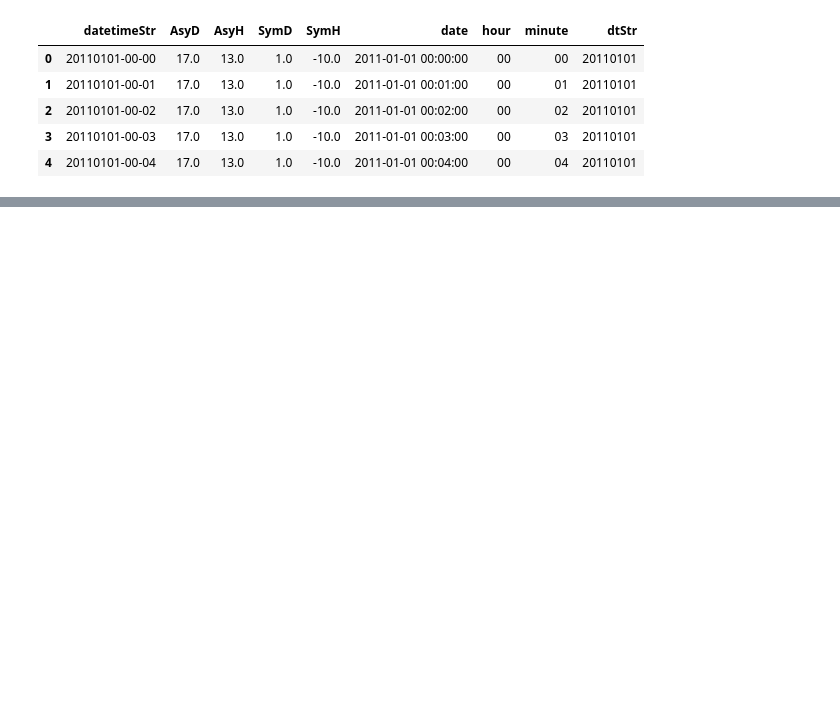
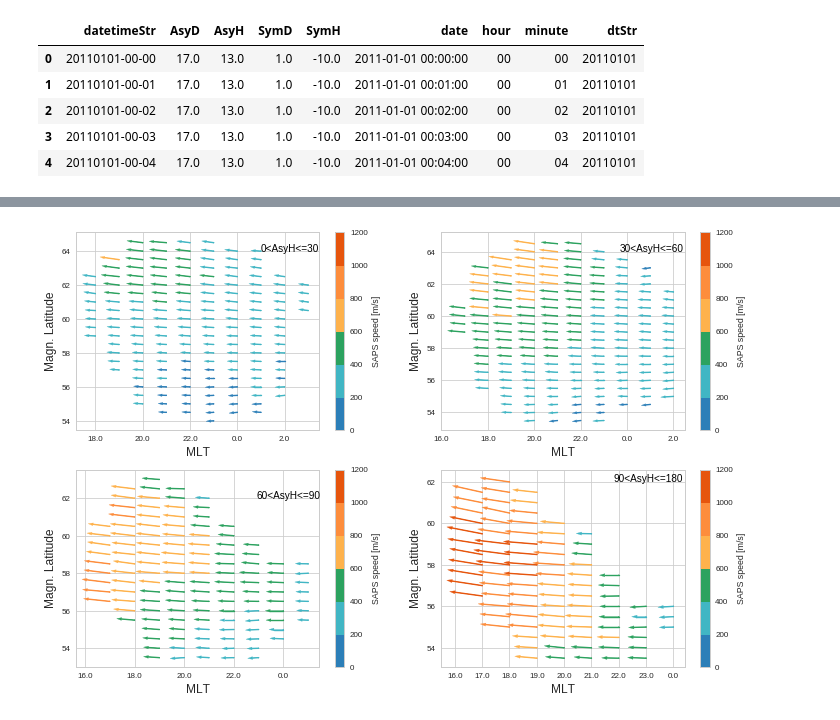
Before and after one commit to bharatreddy/indsvels, a Jupyter notebook: ipy/stats-gmag.ipynb, the cells around one changed output, grey strips where cells are left out. Saved outputs shown, nothing was run; the diff lists cells and outputs as text; code cells hidden in the pictures; blank space fills up the shorter version.

```diff
--- a/ipy/stats-gmag.ipynb
+++ b/ipy/stats-gmag.ipynb
@@ -430,7 +454,10 @@ velScaleMax = 1200.
 # Seaborn styling# OrRd
 sns.set_style("whitegrid")
 sns.set_context("paper")
-seaMap = ListedColormap(sns.color_palette("Paired"))
+
+colors = [ "#2c7fb8", "#41b6c4", "#2ca25f", "#feb24c", "#fd8d3c", "#e6550d" ]
+
+seaMap = ListedColormap(sns.color_palette(colors))
 
 fitResultsDF15075 = asyDF[ asyDF["AsyH_bin"] == '(90, 180]' ]
 
@@ -531,33 +558,35 @@ fitResultsDF2510.plot( kind='scatter',
               x='normMLT',
               y='MLAT',
               c='SAPS speed [m/s]',
               s=1., cmap=seaMap, vmin=velScaleMin, vmax=velScaleMax, ax=ax4)
 
 
 plotMLTends = fitResultsDF2510['endPtNormMLT'].tolist()
 plotMLATends = fitResultsDF2510['endPtMLAT'].tolist()
 plotMLTbegins = fitResultsDF2510['normMLT'].tolist()
 plotMLATbegins = fitResultsDF2510['MLAT'].tolist()
 plotVelMagns = fitResultsDF2510['SAPS speed [m/s]'].tolist()
 # Normalize velocities according to colorbar
 colNorm = Normalize( vmin=velScaleMin, vmax=velScaleMax )
 for currMLTend, currMLATend, currMLTbgn, currMLATbgn, currVel in\
         zip( plotMLTends, plotMLATends, plotMLTbegins, plotMLATbegins, plotVelMagns ) :
         # get a appropriate color for each bar
         currCol = seaMap( colNorm(currVel) )
         ax4.plot( [currMLTbgn, currMLTend], [ currMLATbgn, currMLATend ], color=currCol )
         ax4.arrow( currMLTbgn, currMLATbgn, currMLTend-currMLTbgn, currMLATend-currMLATbgn,\
                  head_width=0.15, head_length=0.2, fc=currCol, ec=currCol)
 
 
 ax4.set_xlabel("MLT", fontsize=12)
 ax4.xaxis.set_major_formatter(FuncFormatter(format_mlt_normMLT_ticks))
 # ax4.set_xlim(xlim)
 ax4.set_ylabel("Magn. Latitude", fontsize=12)
 # ax4.set_title( "AsyH between 0 & 30", fontsize=14 )
 ax4.text(1., 64., "0<AsyH<=30", fontsize=10, color='black')
 
 plt.savefig("../figs/asyhBinsVelVecs.pdf",bbox_inches='tight')
+# %% [output]
+[figure, added]
 # %%
 # colors = ["windows blue", "amber", "greyish", "faded green", "dusty purple"]
 # colors = [ "#91bfdb", "#3182bd", "#a1d76a", "#5ab4ac", "#fc8d59", "#e6550d" ]
```
Also changed, not shown: parts of 8 cells of this notebook, 42 other files.
